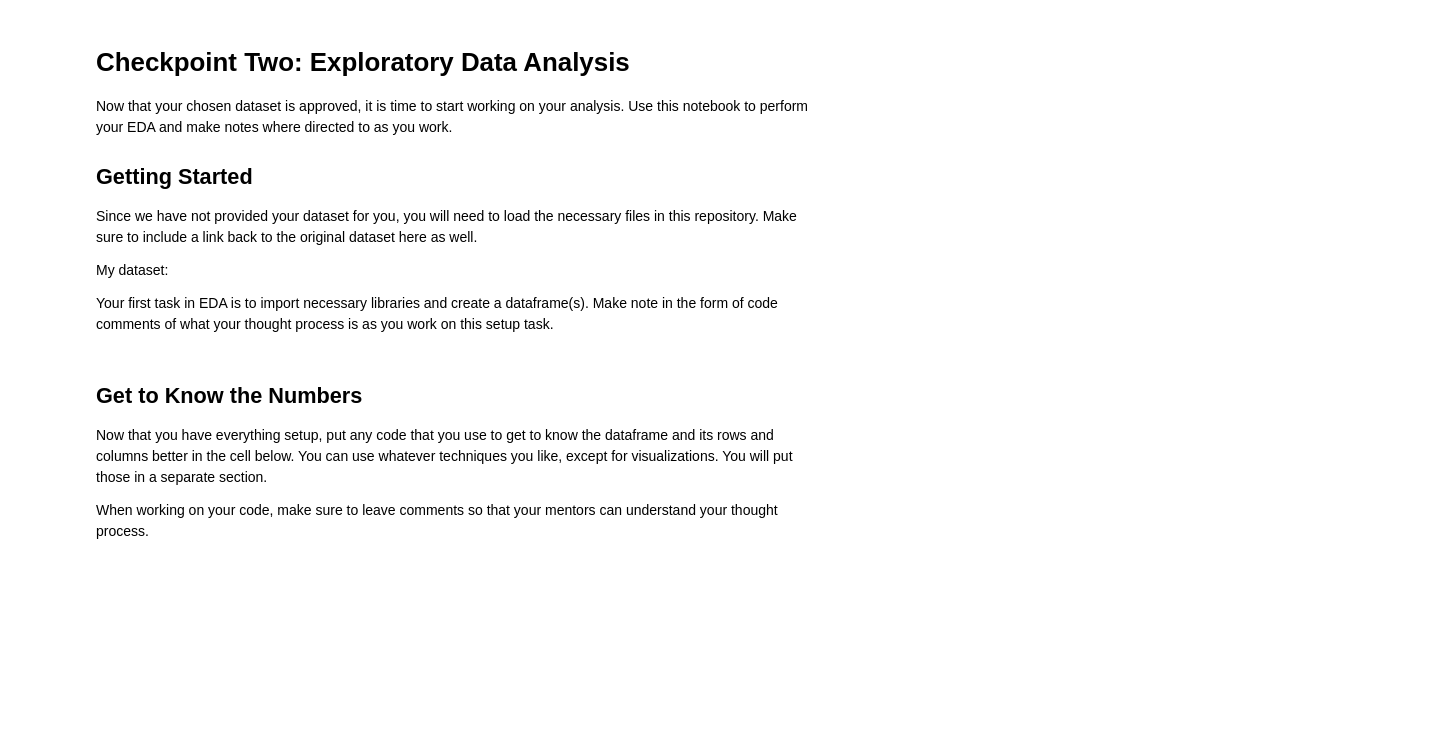
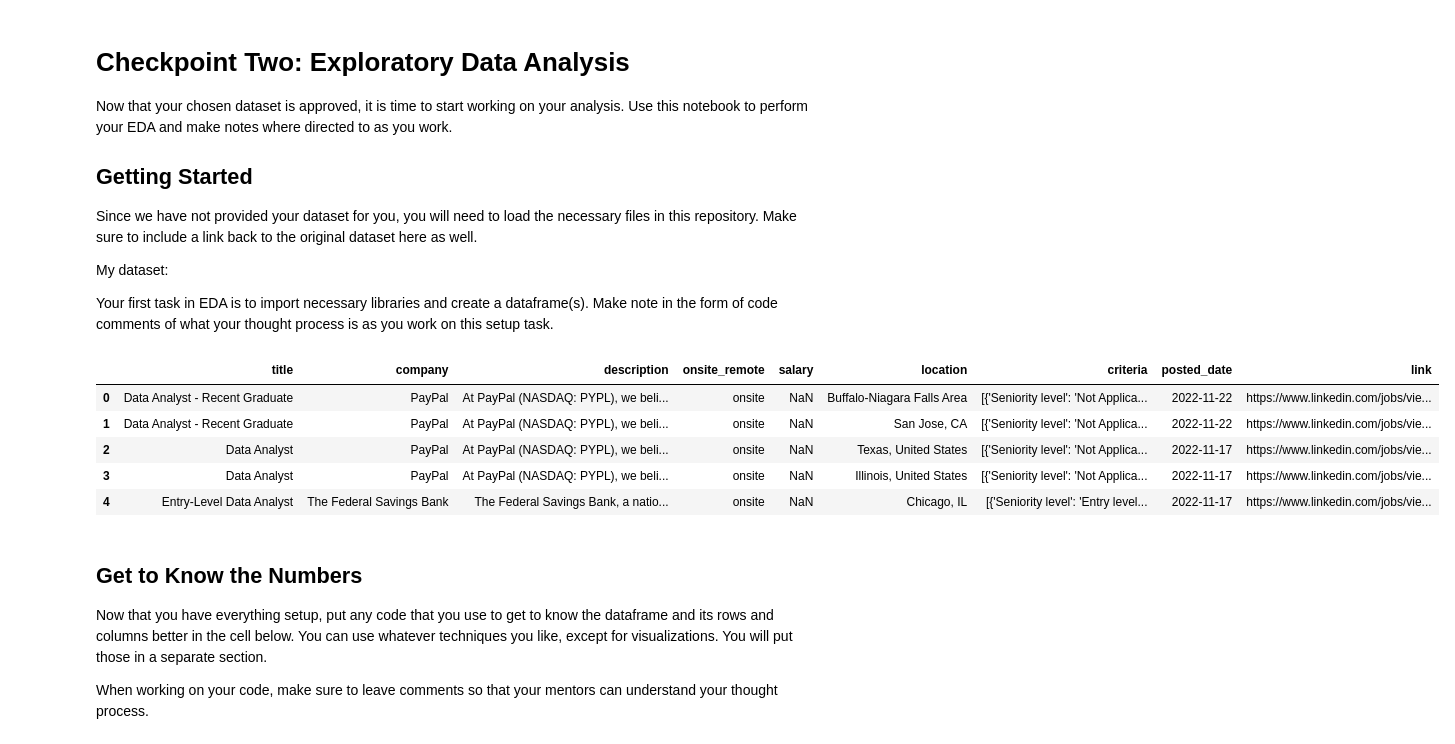
Before and after one commit to bashby9/eda-checkpoint, a Jupyter notebook: checkpoint-two.ipynb, the cells around one changed output. Cells and saved outputs as stored; diff of their text form; code cells hidden in the pictures; blank space fills up the shorter version.

```diff
--- a/checkpoint-two.ipynb
+++ b/checkpoint-two.ipynb
@@ -10,6 +10,25 @@ Since we have not provided your dataset for you, you will need to load the neces
 My dataset:
 
 Your first task in EDA is to import necessary libraries and create a dataframe(s). Make note in the form of code comments of what your thought process is as you work on this setup task.
+# %%
+#Link to Data Set https://www.kaggle.com/datasets/cedricaubin/linkedin-data-analyst-jobs-listings/data?select=linkedin-jobs-usa.csv
+
+import pandas as pd
+#Import pandas to allow me to load the CSV file into a dataframe and for data manipulation and analysis
+
+import numpy as np
+#Import numpy in case I need to use mathematical operations
+
+df = pd.read_csv("data/linkedin-jobs-usa.csv")
+df.head()
+#Load the dataset and use df.head() to review the first few rows of the dataset
+# %% [output]
+|  | title | company | description | onsite_remote | salary | location | criteria | posted_date | link |
+| 0 | Data Analyst - Recent Graduate | PayPal | At PayPal (NASDAQ: PYPL), we beli... | onsite | NaN | Buffalo-Niagara Falls Area | [{'Seniority level': 'Not Applica... | 2022-11-22 | https://www.linkedin.com/jobs/vie... |
+| 1 | Data Analyst - Recent Graduate | PayPal | At PayPal (NASDAQ: PYPL), we beli... | onsite | NaN | San Jose, CA | [{'Seniority level': 'Not Applica... | 2022-11-22 | https://www.linkedin.com/jobs/vie... |
+| 2 | Data Analyst | PayPal | At PayPal (NASDAQ: PYPL), we beli... | onsite | NaN | Texas, United States | [{'Seniority level': 'Not Applica... | 2022-11-17 | https://www.linkedin.com/jobs/vie... |
+| 3 | Data Analyst | PayPal | At PayPal (NASDAQ: PYPL), we beli... | onsite | NaN | Illinois, United States | [{'Seniority level': 'Not Applica... | 2022-11-17 | https://www.linkedin.com/jobs/vie... |
+| 4 | Entry-Level Data Analyst | The Federal Savings Bank | The Federal Savings Bank, a natio... | onsite | NaN | Chicago, IL | [{'Seniority level': 'Entry level... | 2022-11-17 | https://www.linkedin.com/jobs/vie... |
 # %% [markdown]
 ## Get to Know the Numbers
 
```
Also changed, not shown: parts of 4 cells of this notebook.
